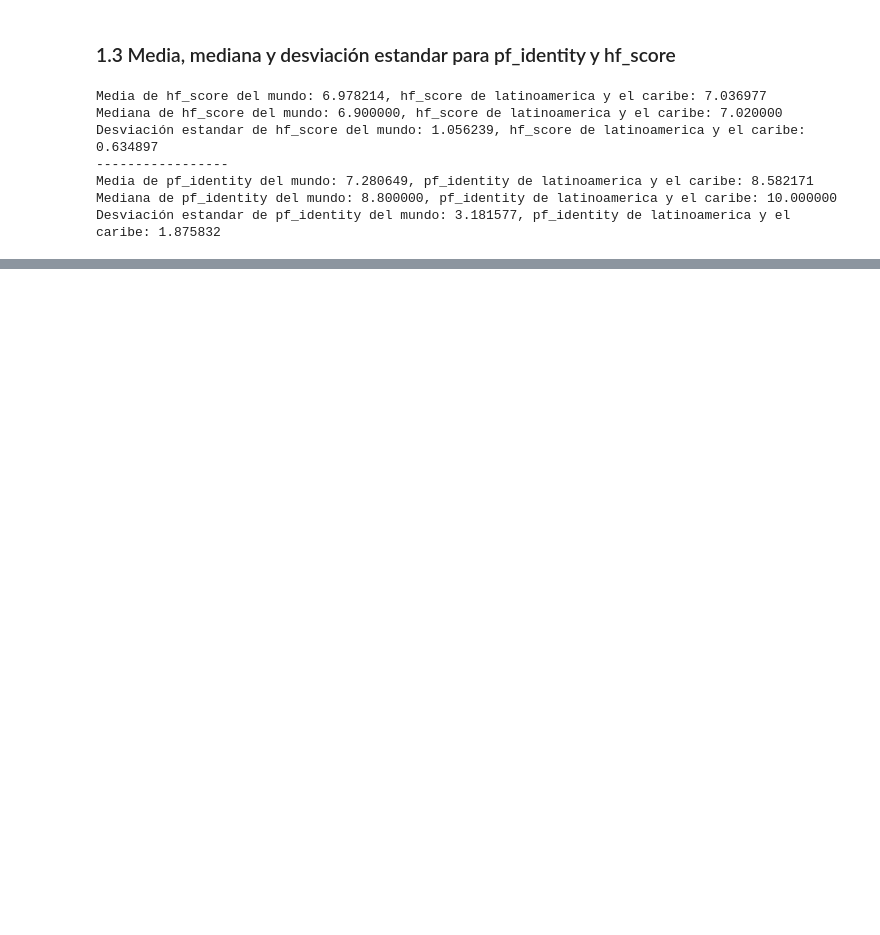
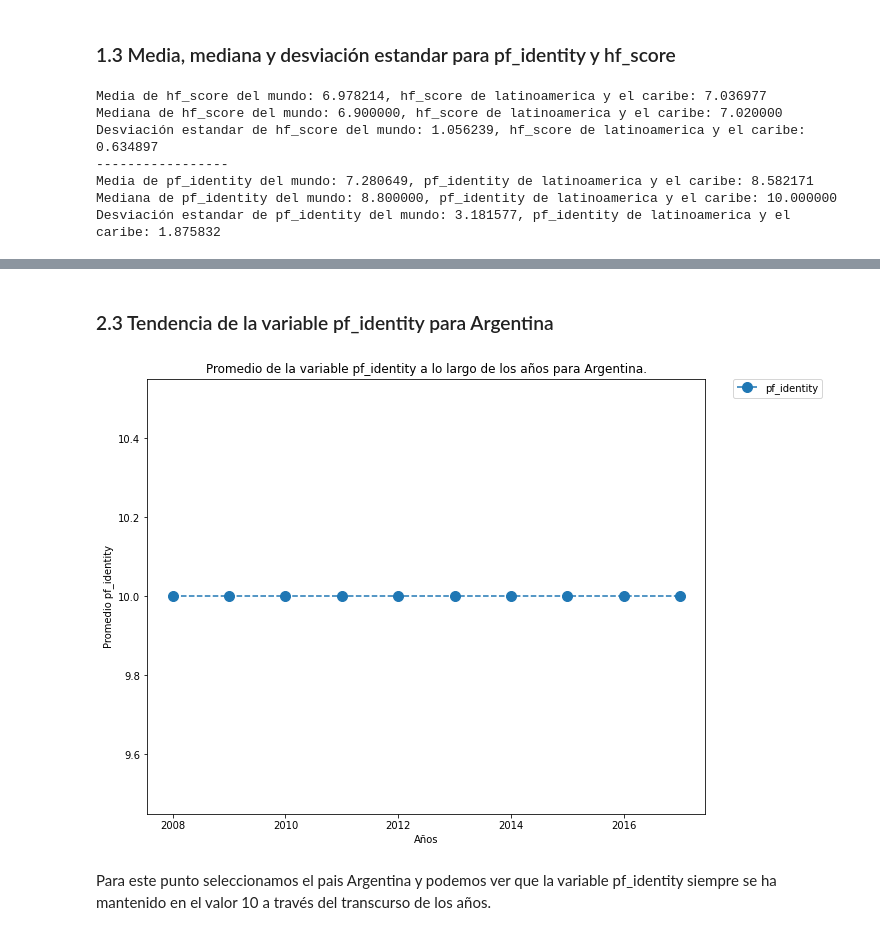
Before and after one commit to lucaslissandrello/Analisis-y-Visualizaci-n-de-Datos-Grupo-1-Cohorte-2-DiploDatos-2020, a Jupyter notebook: Practico_resolucion.ipynb, the cells around one changed output, grey strips where cells are left out. Saved outputs shown, nothing was run; the diff lists cells and outputs as text; code cells hidden in the pictures; blank space fills up the shorter version.

Commit message:
Resolución del punto 2 de la primera parte.

```diff
--- a/Practico_resolucion.ipynb
+++ b/Practico_resolucion.ipynb
@@ -165,0 +251,23 @@ Desviación estandar de pf_identity del mundo: 3.181577, pf_identity de latinoam
+# %% [markdown]
+### 2.3 Tendencia de la variable pf_identity para Argentina
+# %%
+# Gráfico para Argentina para pf_identity a través del paso de los años.
+
+# Agrupamos las dos columnas por año y Argentina.
+arg_dataset = dataset[dataset.countries == 'Argentina']
+
+pf_identity_arg_group_by_year = arg_dataset[['year', 'pf_identity']].groupby('year').mean()
+pf_identity_arg_group_by_year = pf_identity_arg_group_by_year.reset_index() # Ponemos al año como una columna
+
+plt.figure(figsize=(10,8))
+plt.plot(pf_identity_arg_group_by_year['year'], pf_identity_arg_group_by_year['pf_identity'], label='pf_identity',linestyle='--', marker='o', markersize=10)
+
+plt.ylabel('Promedio pf_identity')
+plt.xlabel('Años')
+plt.title('Promedio de la variable pf_identity a lo largo de los años para Argentina.')
+plt.legend(bbox_to_anchor=(1.05, 1), loc=2, borderaxespad=0.)
+plt.show()
+# %% [output]
+[figure, added]
+# %% [markdown]
+Para este punto seleccionamos el pais Argentina y podemos ver que la variable pf_identity siempre se ha mantenido en el valor 10 a través del transcurso de los años.
```
Also changed, not shown: parts of 11 cells of this notebook.
